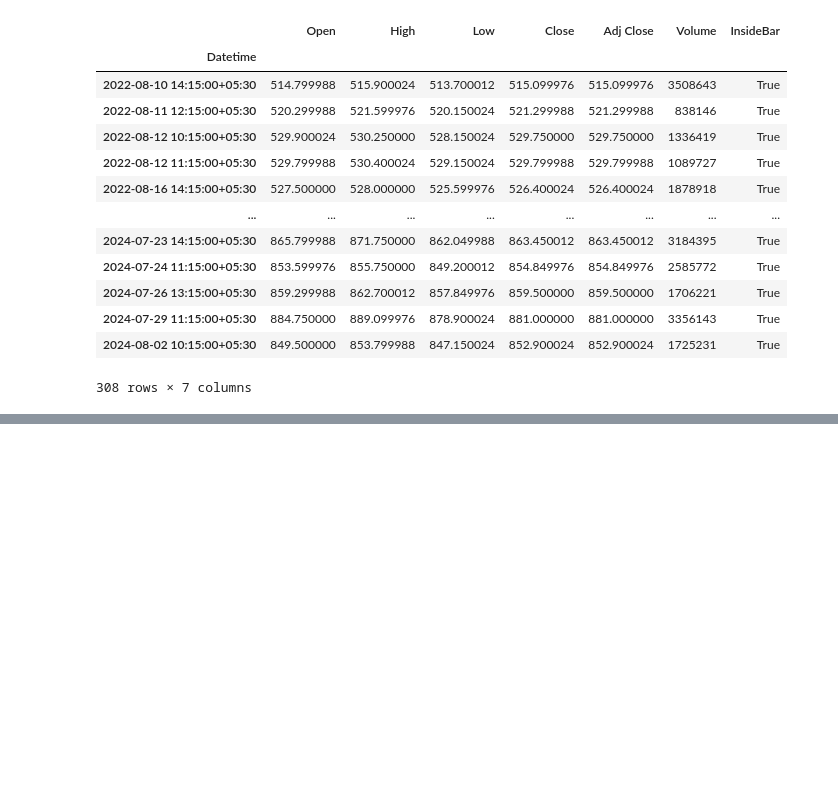
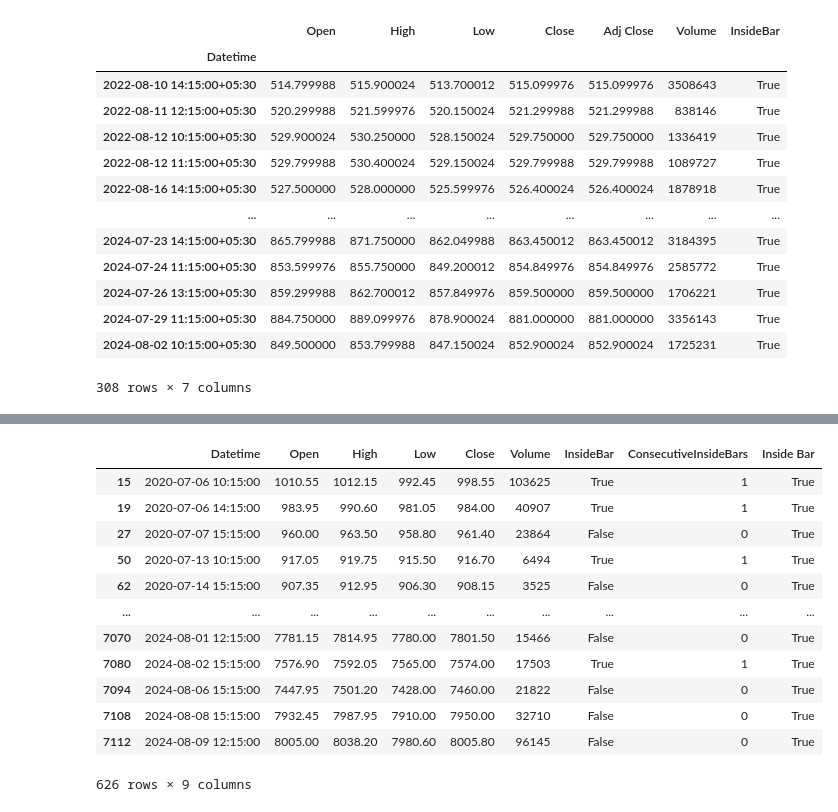
Before and after one commit to rsuganesh7/Trading_codes, a Jupyter notebook: ib1.ipynb, the cells around one changed output, grey strips where cells are left out. Cells and saved outputs as stored; diff of their text form; code cells hidden in the pictures; blank space fills up the shorter version.

```diff
--- a/ib1.ipynb
+++ b/ib1.ipynb
@@ -9,3 +9,6 @@ def get_data(ticker, start_date, end_date):
     data = yf.download(ticker, start=start_date, end=end_date, interval="1d")
     data['Date'] = data.index
     return data
+
+def get_data_from_csv(ticker):
+    return pd.read_csv(f'nifty_200/{ticker}.csv')
@@ -14,3 +15,5 @@ data = pd.read_csv("nifty_200/ABB.csv")[:500]
+# %%
+data = get_data_from_csv("ABB")
 # %%
 
 def identify_inside_bars(df):
@@ -114,20 +136 @@ Volume                    43559
 Name: 0, dtype: object
-# %%
-inside_bars = []
-consecutive_inside_bars = 0  # Initialize a counter for consecutive inside bars
-historical_data = data
-# Iterate through historical data to detect inside bars
-for i in range(1, len(historical_data)):
-    current_candle = historical_data.iloc[i]
-    previous_candle = historical_data.iloc[i - 1]
-
-    if (current_candle['High'] < previous_candle['High']) and (current_candle['Low'] > previous_candle['Low']):
-        inside_bars.append(current_candle)
-        consecutive_inside_bars += 1
-    else:
-        consecutive_inside_bars = 0  # Reset the counter if no inside bar
-
-    # Check if there were three consecutive inside bars
-    if consecutive_inside_bars == 3:
-        print(f"Triple Inside Bar detected for on {current_candle['Datetime']}")
-        consecutive_inside_bars = 0  # Reset the counter after detection
@@ -175,0 +376,18 @@ kpi_df.to_csv('inside_bar_strategy_kpis.csv', index=False)
+# %%
+
+
+bt_df[bt_df['Inside Bar']]
+# %% [output]
+|  | Datetime | Open | High | Low | Close | Volume | InsideBar | ConsecutiveInsideBars | Inside Bar |
+| 15 | 2020-07-06 10:15:00 | 1010.55 | 1012.15 | 992.45 | 998.55 | 103625 | True | 1 | True |
+| 19 | 2020-07-06 14:15:00 | 983.95 | 990.60 | 981.05 | 984.00 | 40907 | True | 1 | True |
+| 27 | 2020-07-07 15:15:00 | 960.00 | 963.50 | 958.80 | 961.40 | 23864 | False | 0 | True |
+| 50 | 2020-07-13 10:15:00 | 917.05 | 919.75 | 915.50 | 916.70 | 6494 | True | 1 | True |
+| 62 | 2020-07-14 15:15:00 | 907.35 | 912.95 | 906.30 | 908.15 | 3525 | False | 0 | True |
+| ... | ... | ... | ... | ... | ... | ... | ... | ... | ... |
+| 7070 | 2024-08-01 12:15:00 | 7781.15 | 7814.95 | 7780.00 | 7801.50 | 15466 | False | 0 | True |
+| 7080 | 2024-08-02 15:15:00 | 7576.90 | 7592.05 | 7565.00 | 7574.00 | 17503 | True | 1 | True |
+| 7094 | 2024-08-06 15:15:00 | 7447.95 | 7501.20 | 7428.00 | 7460.00 | 21822 | False | 0 | True |
+| 7108 | 2024-08-08 15:15:00 | 7932.45 | 7987.95 | 7910.00 | 7950.00 | 32710 | False | 0 | True |
+| 7112 | 2024-08-09 12:15:00 | 8005.00 | 8038.20 | 7980.60 | 8005.80 | 96145 | False | 0 | True |
+626 rows × 9 columns
```
Also changed, not shown: parts of 10 cells of this notebook, 1 other file.
